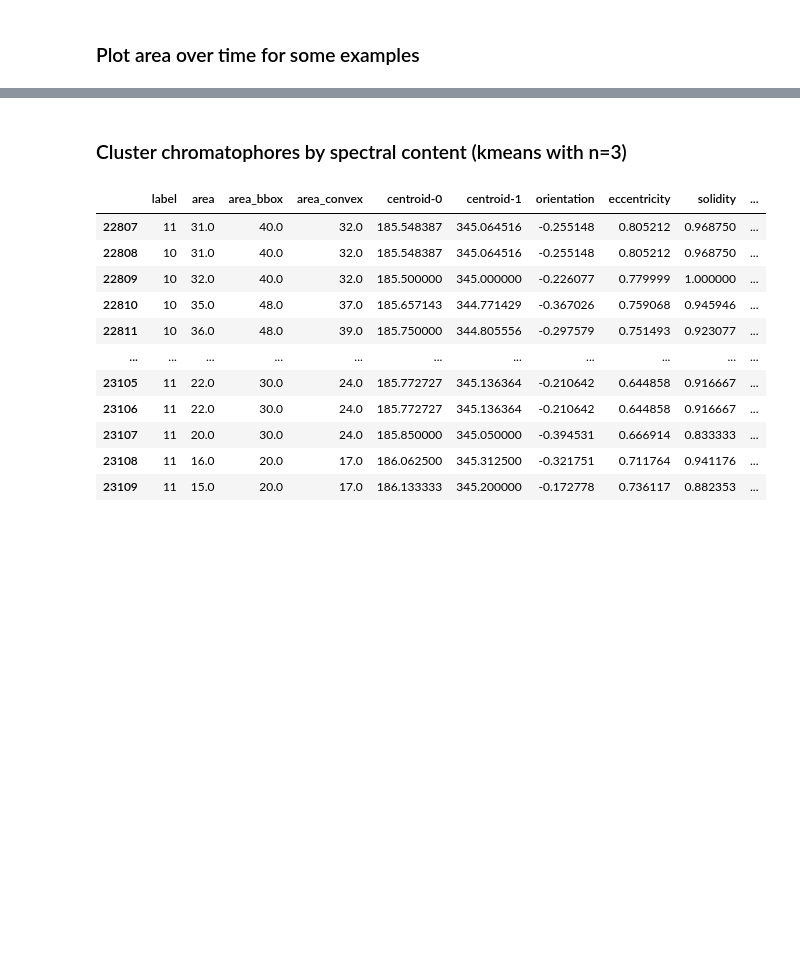
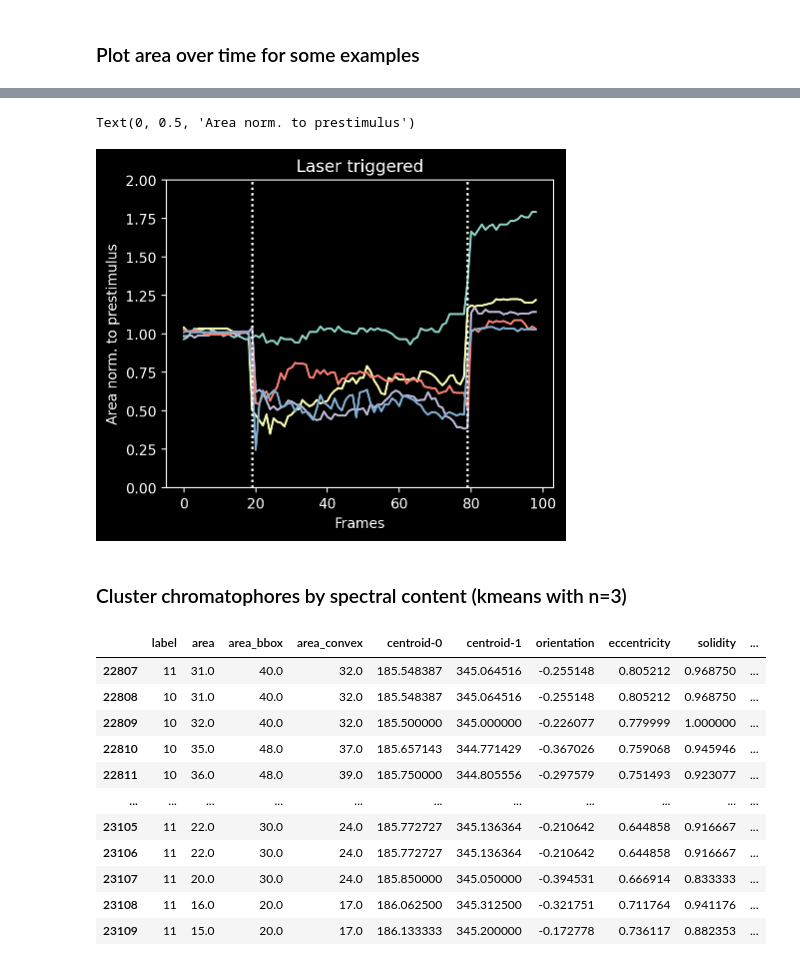
Before and after one commit to horsto/chroma, a Jupyter notebook: code/load_data.ipynb, the cells around one changed output, grey strips where cells are left out. Drawn from its saved outputs; the diff is of its cells as text; code cells hidden in the pictures; blank space fills up the shorter version.

```diff
--- a/code/load_data.ipynb
+++ b/code/load_data.ipynb
@@ -175,3 +191,31 @@ plt.show()
+# %%
+# Plot laser triggered plot for one region
+region_id = 42
+subset = chroma_data[chroma_data['region_id'] == region_id]
+# %%
+figure = plt.figure(figsize=(5,4))
+ax = figure.add_subplot(111)
+before = 20
+after = 20
+for on, off in zip(laser_onsets, laser_offsets):
+    snippet = subset[(subset.frame > on-before) & (subset.frame < off+after)]
+    if snippet.empty:
+        continue
+    snippet = snippet.copy()
+    start_frame = snippet.iloc[0].frame
+    snippet['frame'] = snippet.frame - start_frame
+    snippet['area'] = snippet['area']/np.mean(snippet.iloc[:before].area)
+    ax.plot(snippet.frame, snippet.area)
+    ax.axvline(x=on-start_frame, ls=':')
+    ax.axvline(x=off-start_frame, ls=':')
+
+ax.set_ylim(0,2)
+ax.set_title('Laser triggered')
+ax.set_xlabel('Frames')
+ax.set_ylabel('Area norm. to prestimulus')
+# %% [output]
+Text(0, 0.5, 'Area norm. to prestimulus')
+[figure, added]
 # %% [markdown]
 ### Cluster chromatophores by spectral content (kmeans with n=3)
 # %%
```
Also changed, not shown: parts of 3 cells of this notebook.
